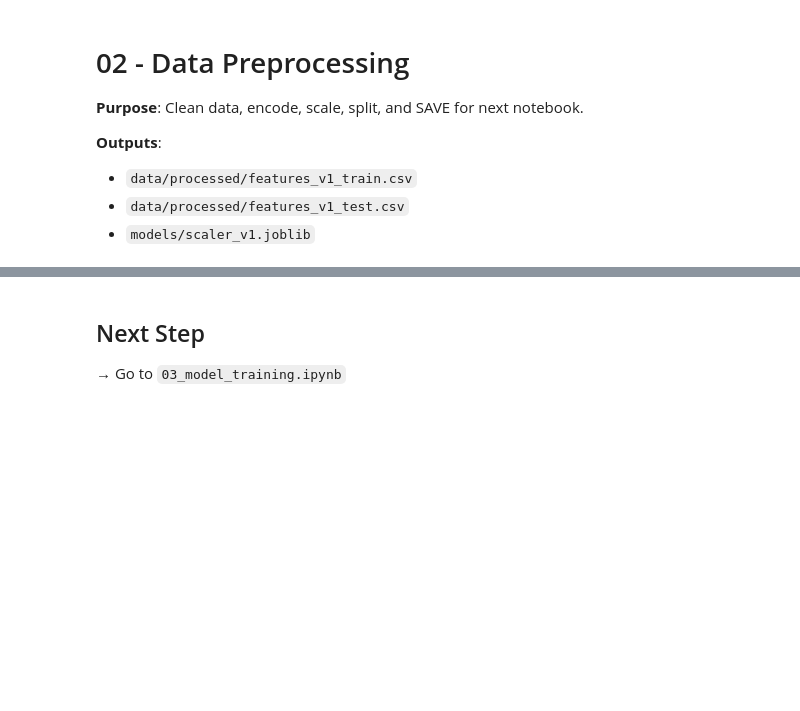
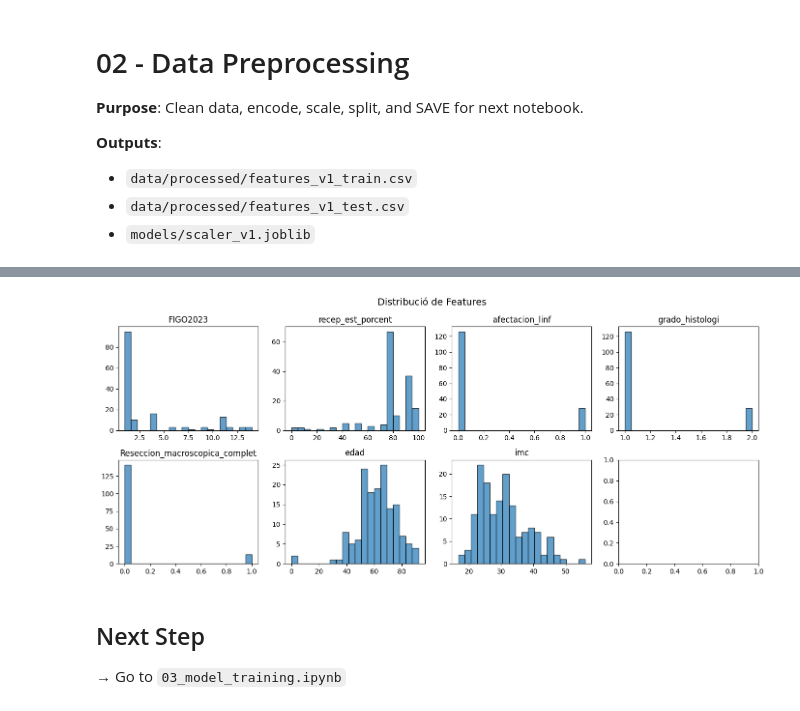
Before and after one commit to joelmarquez05/bitsXlamarato-2025-endorisk, a Jupyter notebook: notebooks/02_data_preprocessing.ipynb, the cells around one changed output, grey strips where cells are left out. Cells and saved outputs as stored; diff of their text form; code cells hidden in the pictures; blank space fills up the shorter version.

```diff
--- a/notebooks/02_data_preprocessing.ipynb
+++ b/notebooks/02_data_preprocessing.ipynb
@@ -89,0 +125,17 @@ print(f"   models/scaler_{VERSION}.joblib")
+# %%
+# Imputació amb MITJANA per variables contínues
+for col in ['recep_est_porcent', 'edad', 'imc']:
+    if df[col].isna().sum() > 0:
+        mean_val = df[col].mean()
+        df[col] = df[col].fillna(mean_val)
+        print(f"{col}: imputat amb mitjana ({mean_val:.2f})")
+
+# Imputació amb MODA per variables ordinals/binàries
+for col in ['FIGO2023', 'afectacion_linf', 'grado_histologi', 'Reseccion_macroscopica_complet']:
+    if df[col].isna().sum() > 0:
+        mode_val = df[col].mode()[0] if len(df[col].mode()) > 0 else 0
+        df[col] = df[col].fillna(mode_val)
+        print(f"{col}: imputat amb moda ({mode_val})")
+
+print("\n✅ Imputació completada")
+print("Nuls restants:", df.isnull().sum().sum())
@@ -89,0 +189,14 @@ print(f"   models/scaler_{VERSION}.joblib")
+# %%
+# Guardar dataset processat
+os.makedirs(os.path.dirname(PROCESSED_DATA_PATH), exist_ok=True)
+df.to_csv(PROCESSED_DATA_PATH, index=False)
+print(f"✅ Dataset guardat a: {PROCESSED_DATA_PATH}")
+
+# Separar X i y
+X = df.drop(columns=[TARGET_COLUMN])
+y = df[TARGET_COLUMN]
+
+print(f"\n📊 X shape: {X.shape}")
+print(f"🎯 y shape: {y.shape}")
+print(f"\nFeatures: {list(X.columns)}")
+print(f"\nDistribució target:\n{y.value_counts()}")
@@ -90,3 +216,19 @@ print(f"   models/scaler_{VERSION}.joblib")
+# %%
+import matplotlib.pyplot as plt
+
+fig, axes = plt.subplots(2, 4, figsize=(14, 6))
+axes = axes.flatten()
+
+for i, col in enumerate(X.columns):
+    axes[i].hist(X[col].dropna(), bins=20, edgecolor='black', alpha=0.7)
+    axes[i].set_title(col)
+    axes[i].set_xlabel('')
+
+plt.suptitle('Distribució de Features', fontsize=14)
+plt.tight_layout()
+plt.show()
+# %% [output]
+[figure, added]
 # %% [markdown]
 ## Next Step
 → Go to `03_model_training.ipynb`
```
Also changed, not shown: parts of 15 cells of this notebook, 6 other files.
